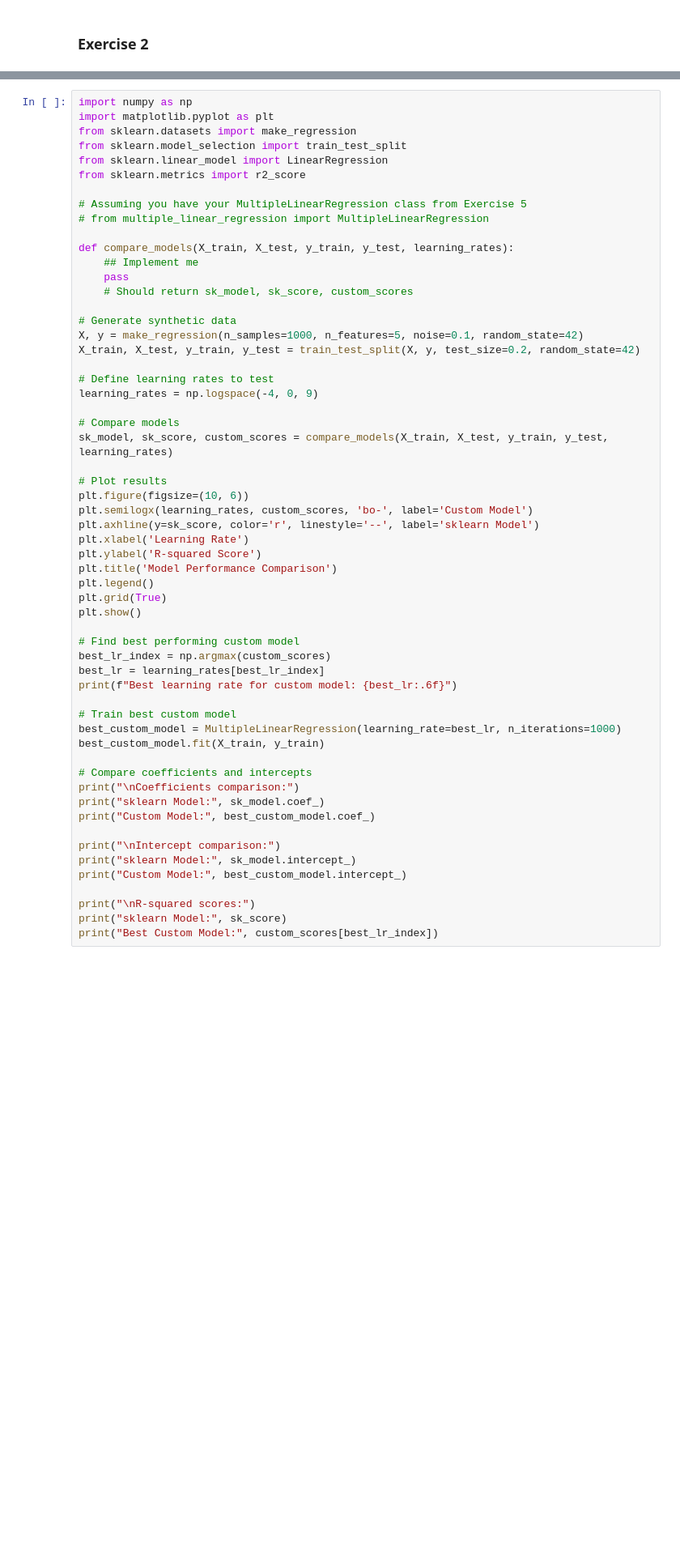
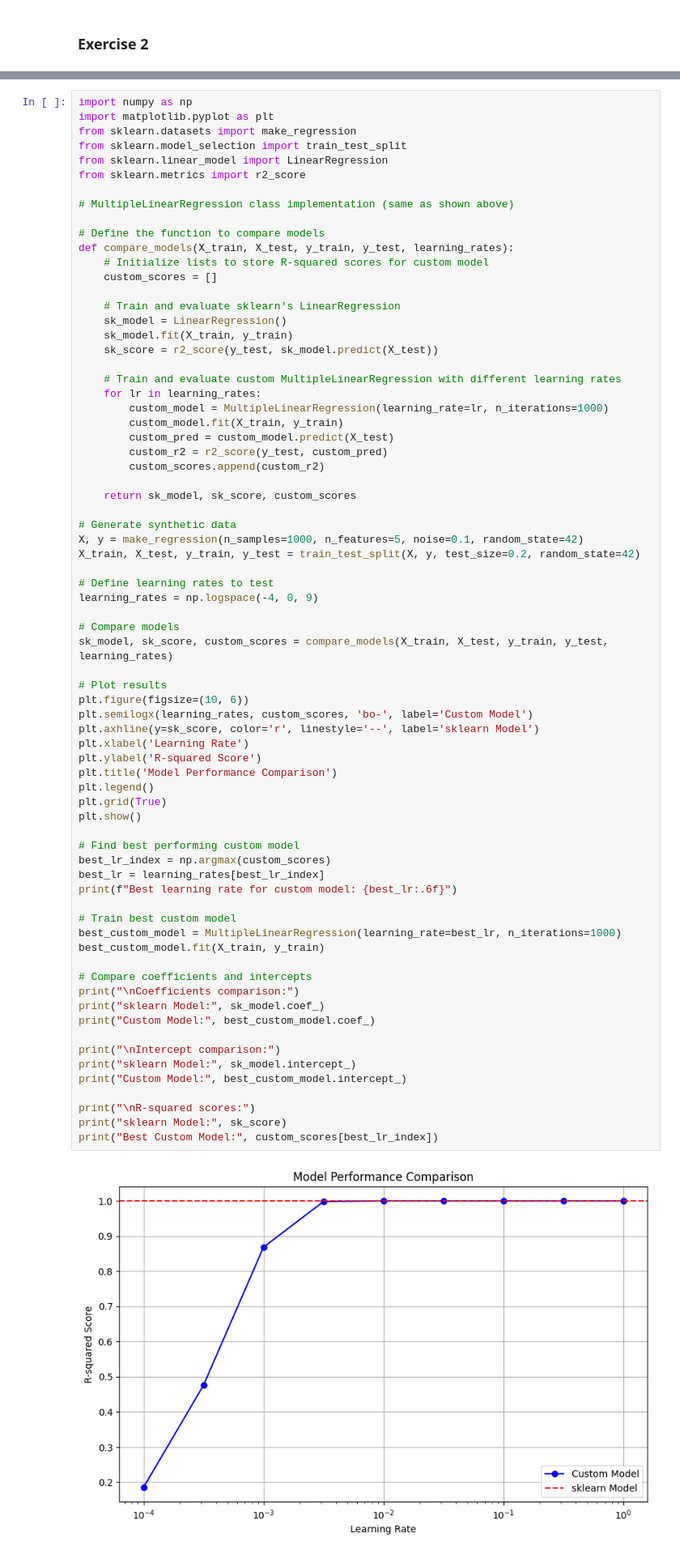
Before and after one commit to IST407/fixed2-student-lectures-williamslyu, a Jupyter notebook: 5-week5/lab-exercises.ipynb, the cells around one changed output, grey strips where cells are left out. Shown: that part at 81% size. Cells and saved outputs as stored; diff of their text form; blank space fills up the shorter version.

```diff
--- a/5-week5/lab-exercises.ipynb
+++ b/5-week5/lab-exercises.ipynb
@@ -244,13 +272,27 @@ from sklearn.model_selection import train_test_split
 from sklearn.linear_model import LinearRegression
 from sklearn.metrics import r2_score
 
-# Assuming you have your MultipleLinearRegression class from Exercise 5
-# from multiple_linear_regression import MultipleLinearRegression
+# MultipleLinearRegression class implementation (same as shown above)
 
+# Define the function to compare models
 def compare_models(X_train, X_test, y_train, y_test, learning_rates):
-    ## Implement me
-    pass
-    # Should return sk_model, sk_score, custom_scores
+    # Initialize lists to store R-squared scores for custom model
+    custom_scores = []
+
+    # Train and evaluate sklearn's LinearRegression
+    sk_model = LinearRegression()
+    sk_model.fit(X_train, y_train)
+    sk_score = r2_score(y_test, sk_model.predict(X_test))
+
+    # Train and evaluate custom MultipleLinearRegression with different learning rates
+    for lr in learning_rates:
+        custom_model = MultipleLinearRegression(learning_rate=lr, n_iterations=1000)
+        custom_model.fit(X_train, y_train)
+        custom_pred = custom_model.predict(X_test)
+        custom_r2 = r2_score(y_test, custom_pred)
+        custom_scores.append(custom_r2)
+
+    return sk_model, sk_score, custom_scores
 
 # Generate synthetic data
 X, y = make_regression(n_samples=1000, n_features=5, noise=0.1, random_state=42)
@@ -267,30 +309,32 @@ plt.figure(figsize=(10, 6))
 plt.semilogx(learning_rates, custom_scores, 'bo-', label='Custom Model')
 plt.axhline(y=sk_score, color='r', linestyle='--', label='sklearn Model')
 plt.xlabel('Learning Rate')
 plt.ylabel('R-squared Score')
 plt.title('Model Performance Comparison')
 plt.legend()
 plt.grid(True)
 plt.show()
 
 # Find best performing custom model
 best_lr_index = np.argmax(custom_scores)
 best_lr = learning_rates[best_lr_index]
 print(f"Best learning rate for custom model: {best_lr:.6f}")
 
 # Train best custom model
 best_custom_model = MultipleLinearRegression(learning_rate=best_lr, n_iterations=1000)
 best_custom_model.fit(X_train, y_train)
 
 # Compare coefficients and intercepts
 print("\nCoefficients comparison:")
 print("sklearn Model:", sk_model.coef_)
 print("Custom Model:", best_custom_model.coef_)
 
 print("\nIntercept comparison:")
 print("sklearn Model:", sk_model.intercept_)
 print("Custom Model:", best_custom_model.intercept_)
 
 print("\nR-squared scores:")
 print("sklearn Model:", sk_score)
 print("Best Custom Model:", custom_scores[best_lr_index])
+# %% [output]
+[figure, added]
```
Also changed, not shown: parts of 3 cells of this notebook.
